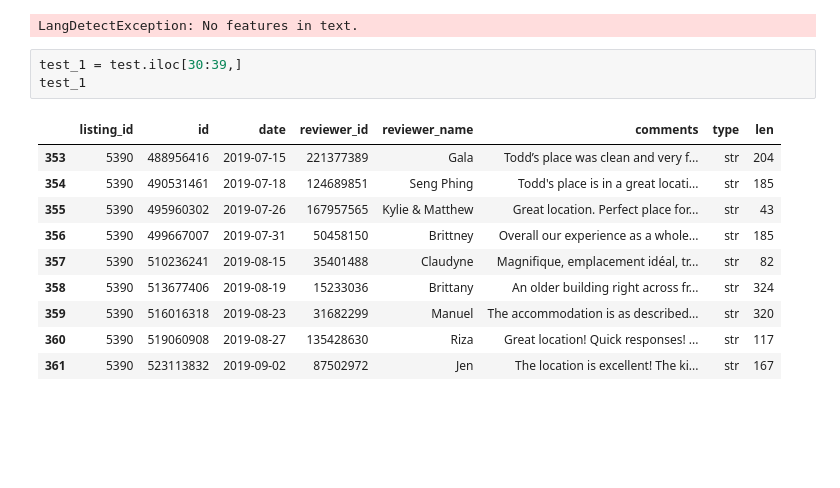
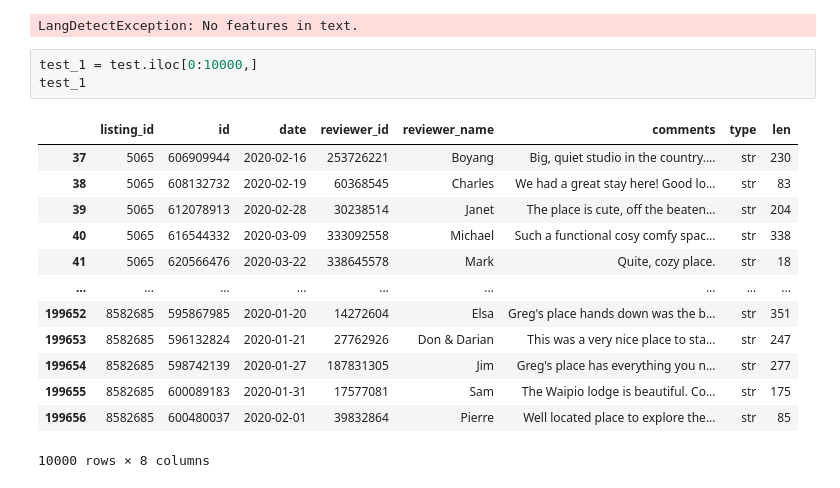
Before and after one commit to jinhuizi-fu/fun_projects, a Jupyter notebook: 1_airbnb_review_analysis/Airbnb_review_text_mining.ipynb, the cells around one changed output. Drawn from its saved outputs; the diff is of its cells as text; blank space fills up the shorter version.

Commit message:
update data cleaning process

```diff
--- a/1_airbnb_review_analysis/Airbnb_review_text_mining.ipynb
+++ b/1_airbnb_review_analysis/Airbnb_review_text_mining.ipynb
@@ -199,16 +199,19 @@ test
 # %% [output]
 LangDetectException: No features in text.
 # %%
-test_1 = test.iloc[30:39,]
+test_1 = test.iloc[0:10000,]
 test_1
 # %% [output]
 |  | listing_id | id | date | reviewer_id | reviewer_name | comments | type | len |
-| 353 | 5390 | 488956416 | 2019-07-15 | 221377389 | Gala | Todd’s place was clean and very f... | str | 204 |
-| 354 | 5390 | 490531461 | 2019-07-18 | 124689851 | Seng Phing | Todd's place is in a great locati... | str | 185 |
-| 355 | 5390 | 495960302 | 2019-07-26 | 167957565 | Kylie & Matthew | Great location. Perfect place for... | str | 43 |
-| 356 | 5390 | 499667007 | 2019-07-31 | 50458150 | Brittney | Overall our experience as a whole... | str | 185 |
-| 357 | 5390 | 510236241 | 2019-08-15 | 35401488 | Claudyne | Magnifique, emplacement idéal, tr... | str | 82 |
-| 358 | 5390 | 513677406 | 2019-08-19 | 15233036 | Brittany | An older building right across fr... | str | 324 |
-| 359 | 5390 | 516016318 | 2019-08-23 | 31682299 | Manuel | The accommodation is as described... | str | 320 |
-| 360 | 5390 | 519060908 | 2019-08-27 | 135428630 | Riza | Great location! Quick responses! ... | str | 117 |
-| 361 | 5390 | 523113832 | 2019-09-02 | 87502972 | Jen | The location is excellent! The ki... | str | 167 |
+| 37 | 5065 | 606909944 | 2020-02-16 | 253726221 | Boyang | Big, quiet studio in the country.... | str | 230 |
+| 38 | 5065 | 608132732 | 2020-02-19 | 60368545 | Charles | We had a great stay here! Good lo... | str | 83 |
+| 39 | 5065 | 612078913 | 2020-02-28 | 30238514 | Janet | The place is cute, off the beaten... | str | 204 |
+| 40 | 5065 | 616544332 | 2020-03-09 | 333092558 | Michael | Such a functional cosy comfy spac... | str | 338 |
+| 41 | 5065 | 620566476 | 2020-03-22 | 338645578 | Mark | Quite, cozy place. | str | 18 |
+| ... | ... | ... | ... | ... | ... | ... | ... | ... |
+| 199652 | 8582685 | 595867985 | 2020-01-20 | 14272604 | Elsa | Greg's place hands down was the b... | str | 351 |
+| 199653 | 8582685 | 596132824 | 2020-01-21 | 27762926 | Don & Darian | This was a very nice place to sta... | str | 247 |
+| 199654 | 8582685 | 598742139 | 2020-01-27 | 187831305 | Jim | Greg's place has everything you n... | str | 277 |
+| 199655 | 8582685 | 600089183 | 2020-01-31 | 17577081 | Sam | The Waipio lodge is beautiful. Co... | str | 175 |
+| 199656 | 8582685 | 600480037 | 2020-02-01 | 39832864 | Pierre | Well located place to explore the... | str | 85 |
+10000 rows × 8 columns
```
Also changed, not shown: parts of 2 cells of this notebook.
